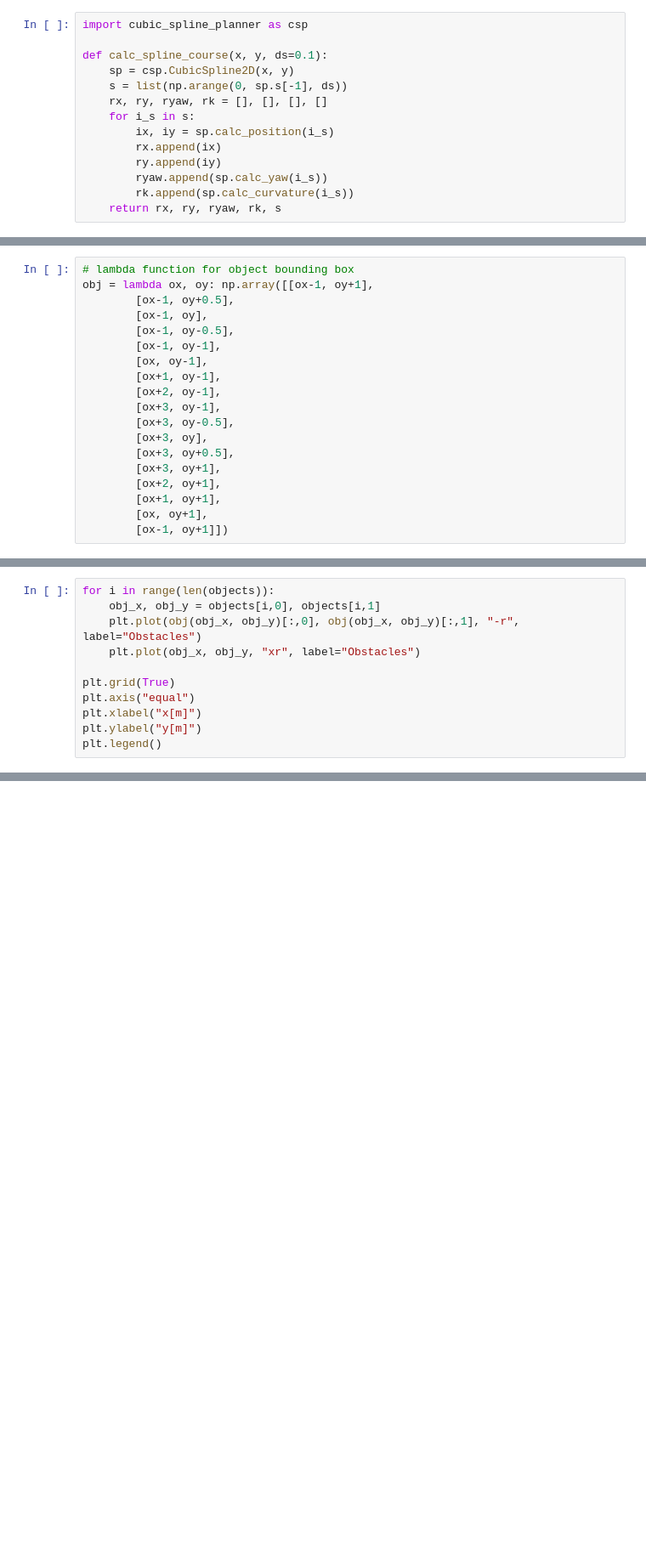
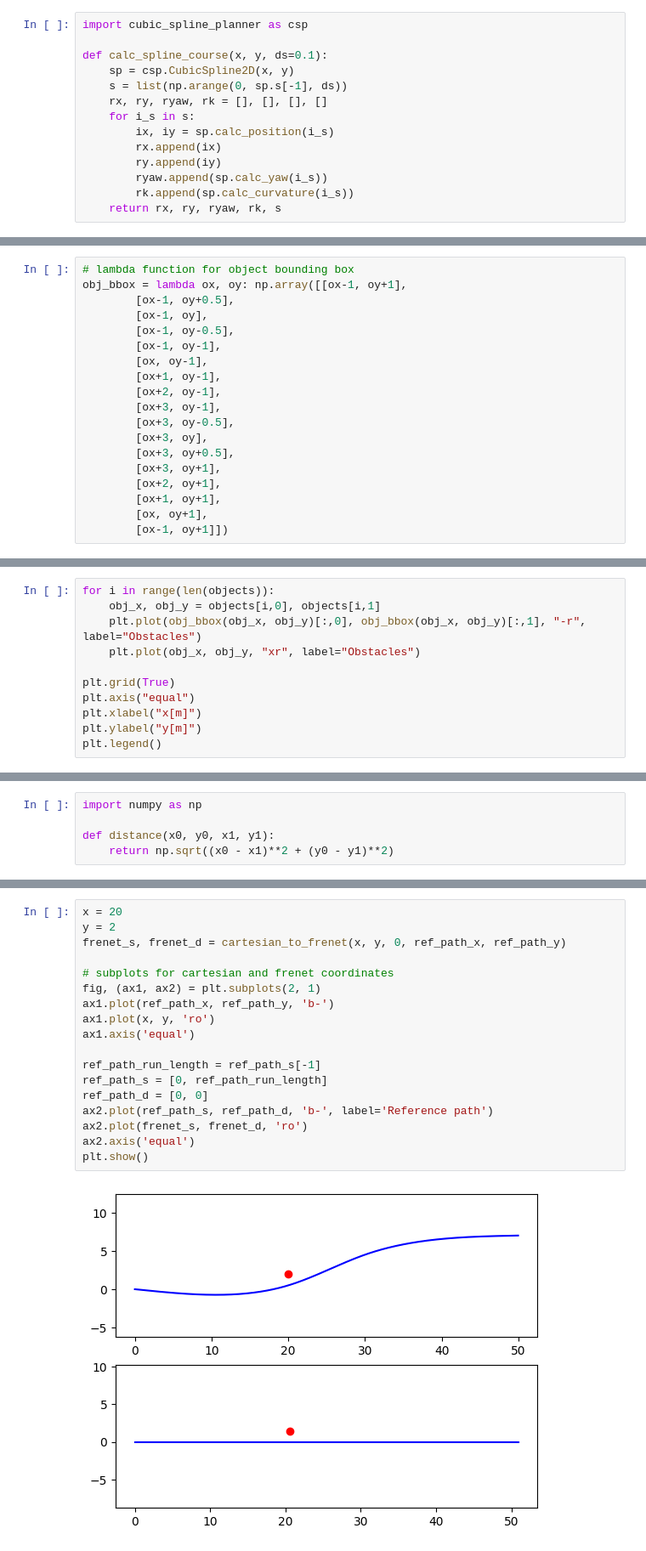
Before and after one commit to fjp/frenet, a Jupyter notebook: python/src/transformation.ipynb, the cells around one changed output, grey strips where cells are left out. Shown at 85% size. Saved outputs shown, nothing was run; the diff lists cells and outputs as text; blank space fills up the shorter version.

```diff
--- a/python/src/transformation.ipynb
+++ b/python/src/transformation.ipynb
@@ -62,7 +62,7 @@ plt.legend()
 [figure]
 # %%
 # lambda function for object bounding box
-obj = lambda ox, oy: np.array([[ox-1, oy+1],
+obj_bbox = lambda ox, oy: np.array([[ox-1, oy+1],
         [ox-1, oy+0.5],
         [ox-1, oy],
         [ox-1, oy-0.5],
@@ -102,7 +102,7 @@ array([[ 9. ,  1. ],
 # %%
 for i in range(len(objects)):
     obj_x, obj_y = objects[i,0], objects[i,1]
-    plt.plot(obj(obj_x, obj_y)[:,0], obj(obj_x, obj_y)[:,1], "-r", label="Obstacles")
+    plt.plot(obj_bbox(obj_x, obj_y)[:,0], obj_bbox(obj_x, obj_y)[:,1], "-r", label="Obstacles")
     plt.plot(obj_x, obj_y, "xr", label="Obstacles")
 
 plt.grid(True)
@@ -129 +162,6 @@ plt.legend()
+# %%
+import numpy as np
+
+def distance(x0, y0, x1, y1):
+    return np.sqrt((x0 - x1)**2 + (y0 - y1)**2)
 # %%
@@ -219,0 +297,20 @@ end
+# %%
+x = 20
+y = 2
+frenet_s, frenet_d = cartesian_to_frenet(x, y, 0, ref_path_x, ref_path_y)
+
+# subplots for cartesian and frenet coordinates
+fig, (ax1, ax2) = plt.subplots(2, 1)
+ax1.plot(ref_path_x, ref_path_y, 'b-')
+ax1.plot(x, y, 'ro')
+ax1.axis('equal')
+
+ref_path_run_length = ref_path_s[-1]
+ref_path_s = [0, ref_path_run_length]
+ref_path_d = [0, 0]
+ax2.plot(ref_path_s, ref_path_d, 'b-', label='Reference path')
+ax2.plot(frenet_s, frenet_d, 'ro')
+ax2.axis('equal')
+plt.show()
+# %% [output]
+[figure, added]
```
Also changed, not shown: parts of 7 cells of this notebook.
